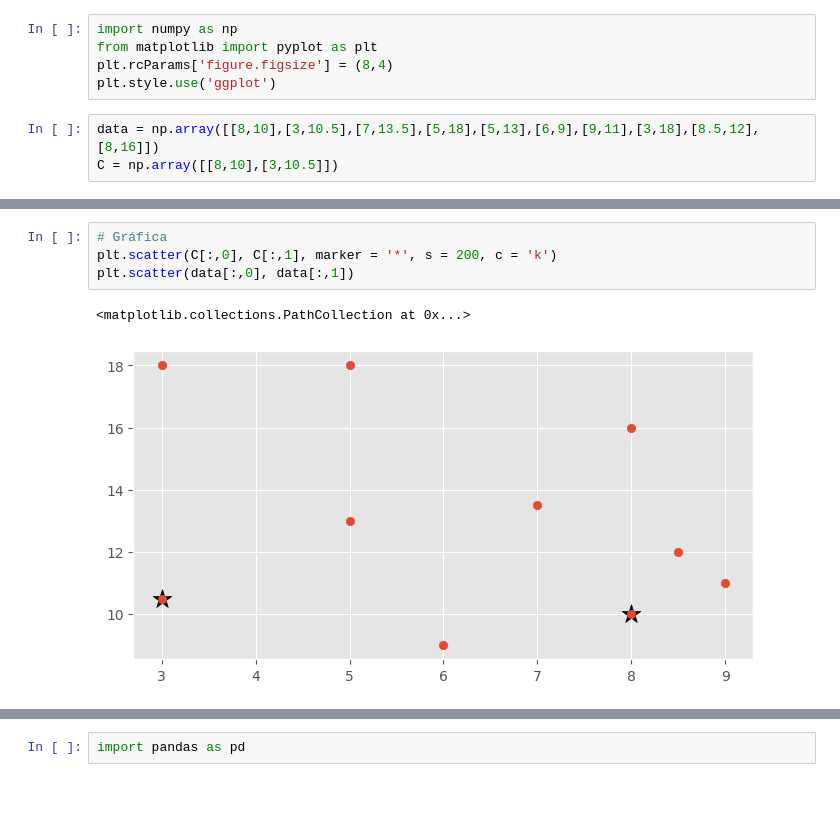
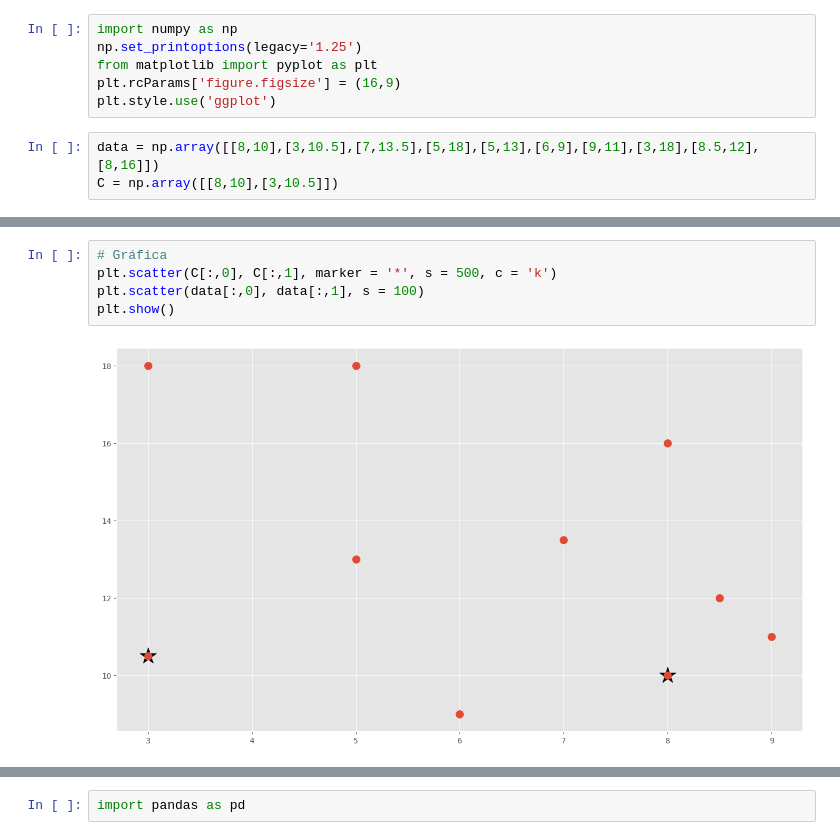
Before and after one commit to emilianodesu/LCD-5Sem-2025-1, a Jupyter notebook: PPCD/T1 Introduccion a ciencia de datos/1.2 Extraccion de grandes cantidades de informacion/agrupamientos.ipynb, the cells around one changed output, grey strips where cells are left out. Saved outputs shown, nothing was run; the diff lists cells and outputs as text; blank space fills up the shorter version.

```diff
--- a/PPCD/T1 Introduccion a ciencia de datos/1.2 Extraccion de grandes cantidades de informacion/agrupamientos.ipynb
+++ b/PPCD/T1 Introduccion a ciencia de datos/1.2 Extraccion de grandes cantidades de informacion/agrupamientos.ipynb
@@ -3,7 +7,8 @@
 # %%
 import numpy as np
+np.set_printoptions(legacy='1.25')
 from matplotlib import pyplot as plt
-plt.rcParams['figure.figsize'] = (8,4)
+plt.rcParams['figure.figsize'] = (16,9)
 plt.style.use('ggplot')
 # %%
 data = np.array([[8,10],[3,10.5],[7,13.5],[5,18],[5,13],[6,9],[9,11],[3,18],[8.5,12],[8,16]])
@@ -19,10 +24,10 @@ np.float64(5.024937810560445)
 # %%
 # Gráfica
-plt.scatter(C[:,0], C[:,1], marker = '*', s = 200, c = 'k')
-plt.scatter(data[:,0], data[:,1])
+plt.scatter(C[:,0], C[:,1], marker = '*', s = 500, c = 'k')
+plt.scatter(data[:,0], data[:,1], s = 100)
+plt.show()
 # %% [output]
-<matplotlib.collections.PathCollection at 0x...>
-[figure, old version]
+[figure, new version]
 # %%
 distances = []
 clusters = []
```
Also changed, not shown: parts of 52 cells of this notebook, 11 other files.
